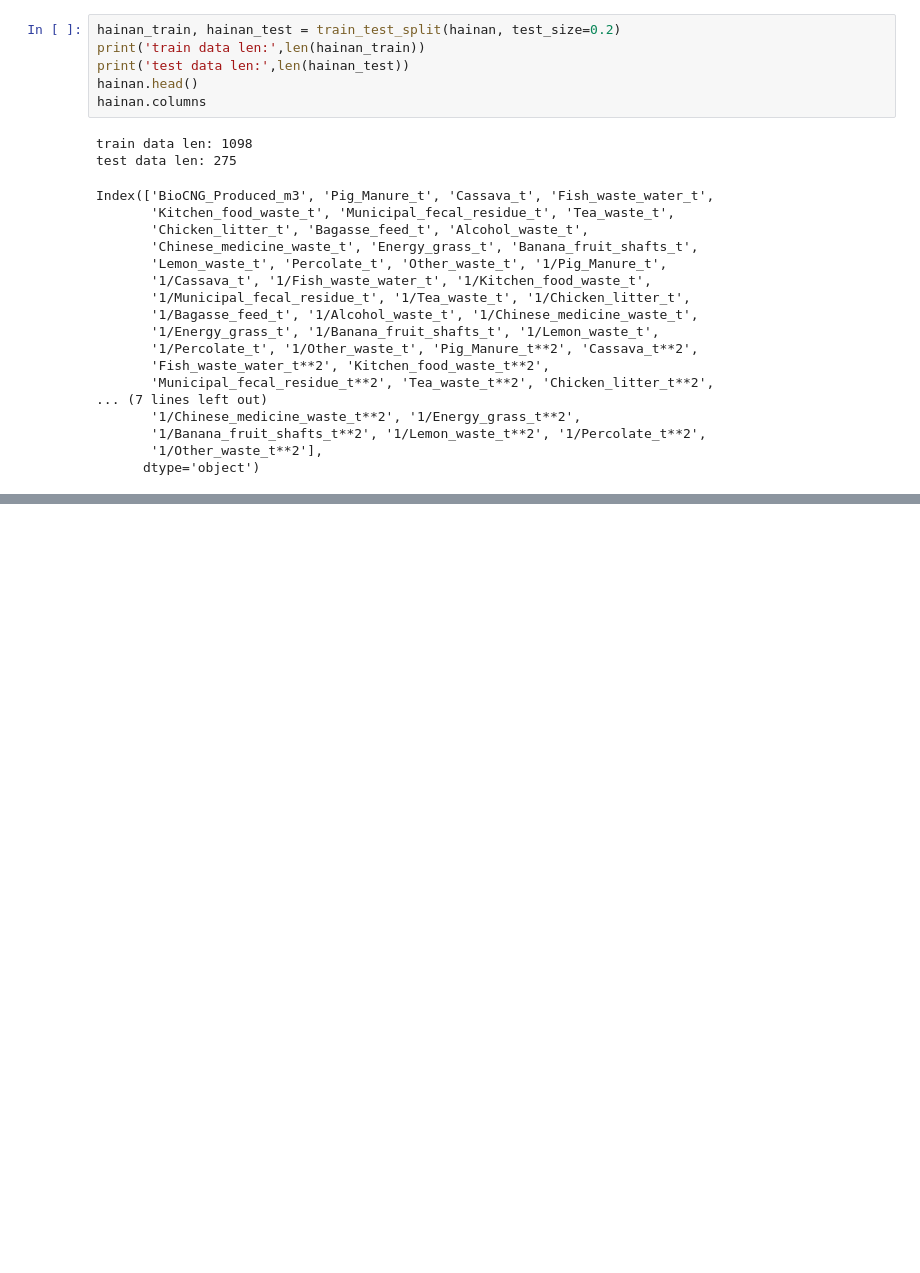
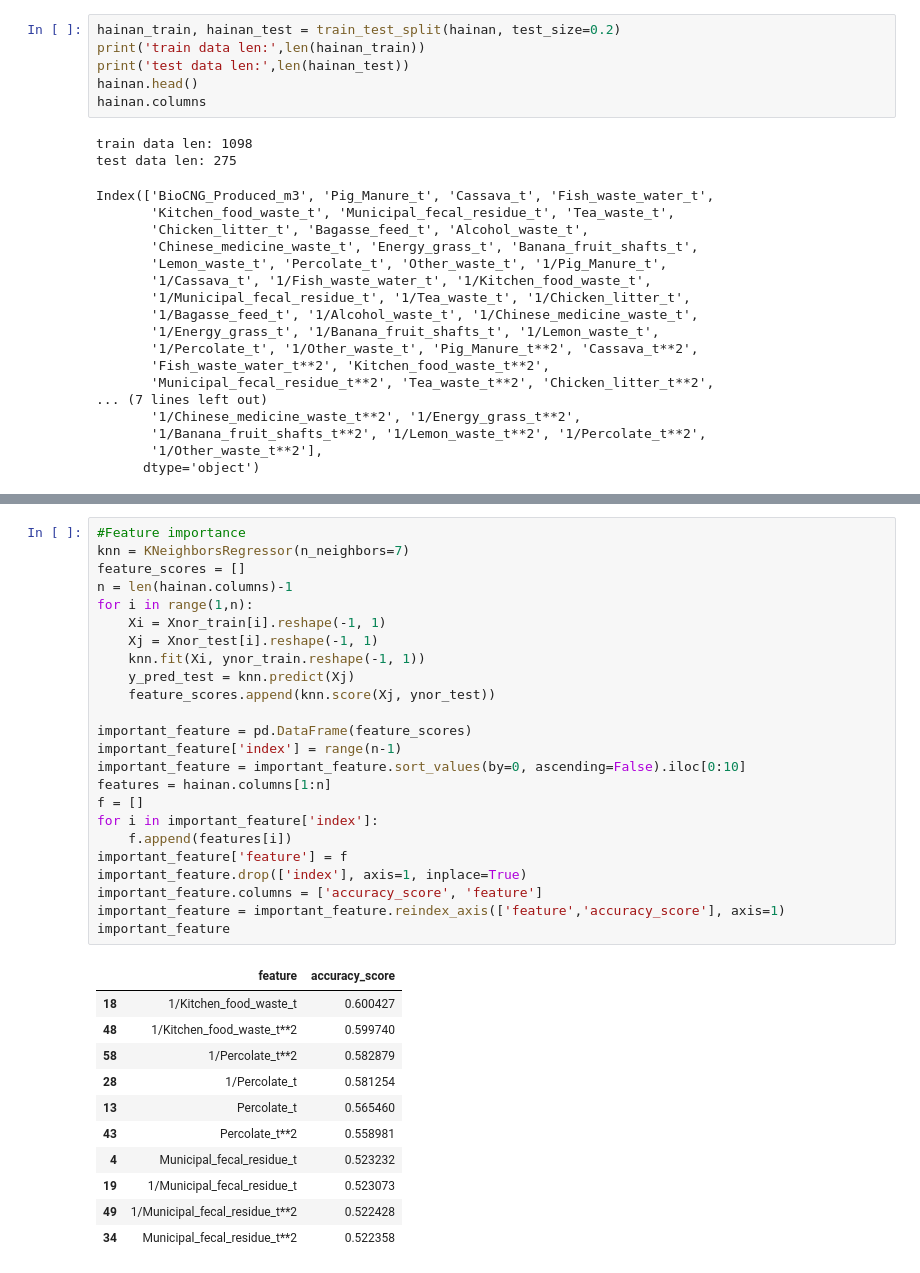
Before and after one commit to Victoria3467/BioDigest, a Jupyter notebook: Hainan/Hainan_model_GUIversion.ipynb, the cells around one changed output, grey strips where cells are left out. Cells and saved outputs as stored; diff of their text form; blank space fills up the shorter version.

```diff
--- a/Hainan/Hainan_model_GUIversion.ipynb
+++ b/Hainan/Hainan_model_GUIversion.ipynb
@@ -212,0 +198,36 @@ array([  2411.        ,   7110.71428571,   5953.28571429,   2585.28571429,
+# %%
+#Feature importance
+knn = KNeighborsRegressor(n_neighbors=7)
+feature_scores = []
+n = len(hainan.columns)-1
+for i in range(1,n):
+    Xi = Xnor_train[i].reshape(-1, 1)
+    Xj = Xnor_test[i].reshape(-1, 1)
+    knn.fit(Xi, ynor_train.reshape(-1, 1))
+    y_pred_test = knn.predict(Xj)
+    feature_scores.append(knn.score(Xj, ynor_test))
+
+important_feature = pd.DataFrame(feature_scores)
+important_feature['index'] = range(n-1)
+important_feature = important_feature.sort_values(by=0, ascending=False).iloc[0:10]
+features = hainan.columns[1:n]
+f = []
+for i in important_feature['index']:
+    f.append(features[i])
+important_feature['feature'] = f
+important_feature.drop(['index'], axis=1, inplace=True)
+important_feature.columns = ['accuracy_score', 'feature']
+important_feature = important_feature.reindex_axis(['feature','accuracy_score'], axis=1)
+important_feature
+# %% [output]
+|  | feature | accuracy_score |
+| 18 | 1/Kitchen_food_waste_t | 0.600427 |
+| 48 | 1/Kitchen_food_waste_t**2 | 0.599740 |
+| 58 | 1/Percolate_t**2 | 0.582879 |
+| 28 | 1/Percolate_t | 0.581254 |
+| 13 | Percolate_t | 0.565460 |
+| 43 | Percolate_t**2 | 0.558981 |
+| 4 | Municipal_fecal_residue_t | 0.523232 |
+| 19 | 1/Municipal_fecal_residue_t | 0.523073 |
+| 49 | 1/Municipal_fecal_residue_t**2 | 0.522428 |
+| 34 | Municipal_fecal_residue_t**2 | 0.522358 |
```
Also changed, not shown: parts of 4 cells of this notebook.
